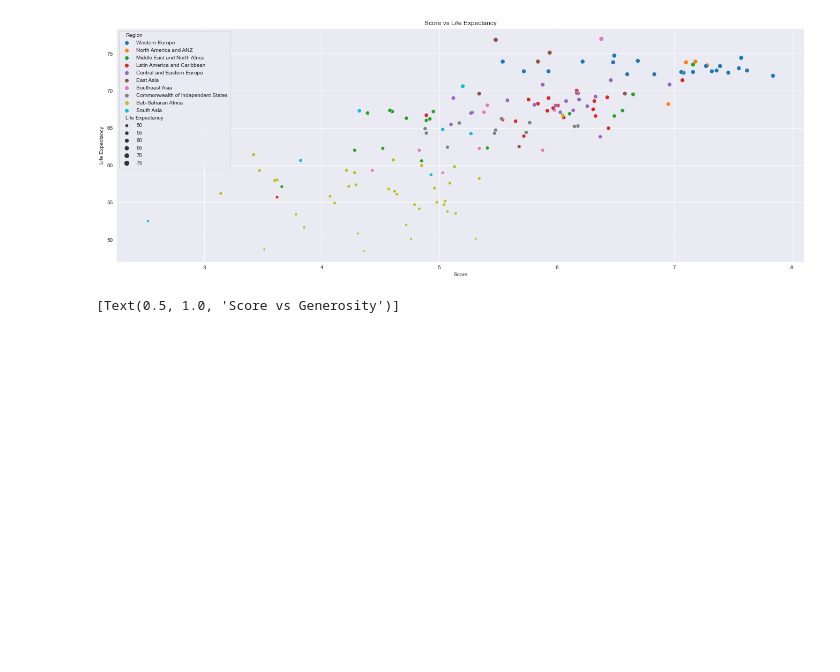
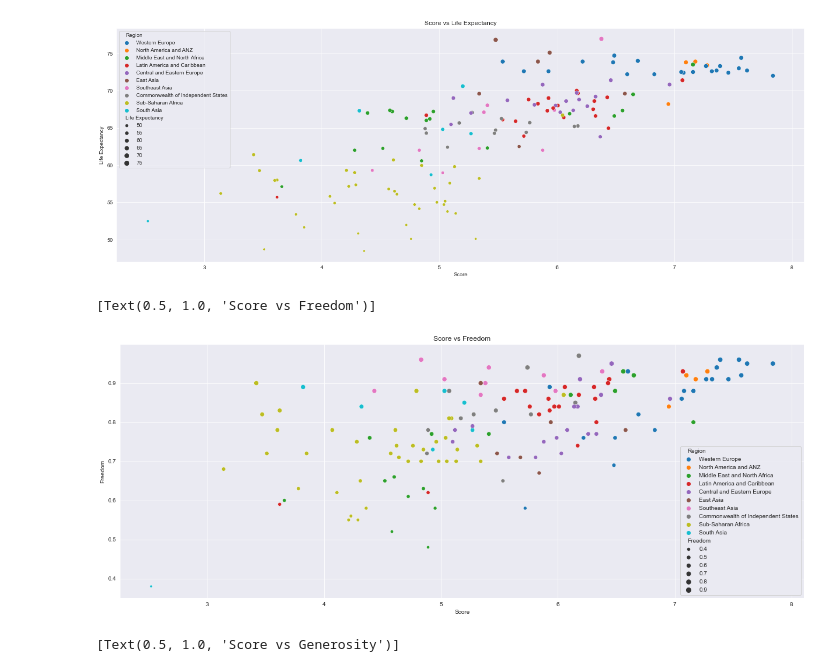
Before and after one commit to EdwinVargas22/World-Happiness-2021, a Jupyter notebook: Data_Analysis.ipynb, the cells around one changed output. Drawn from its saved outputs; the diff is of its cells as text; code cells hidden in the pictures; blank space fills up the shorter version.

Commit message:
Scatter plot of Score vs Freedom

```diff
--- a/Data_Analysis.ipynb
+++ b/Data_Analysis.ipynb
@@ -127,6 +127,19 @@ sns.scatterplot(data=dataset_modified, x='Score', y='Life Expectancy', hue='Regi
 # %% [output]
 [Text(0.5, 1.0, 'Score vs Life Expectancy')]
 [figure]
+# %%
+# Scatter plot of Score vs Freedom
+
+fig = plt.gcf()
+
+fig.set_size_inches(21, 8)
+
+sns.set_style("darkgrid")
+
+sns.scatterplot(data=dataset_modified, x='Score', y='Freedom', hue='Region', size='Freedom').set(title='Score vs Freedom')
+# %% [output]
+[Text(0.5, 1.0, 'Score vs Freedom')]
+[figure, added]
 # %%
 # Scatter plot of Score vs Generosity
 
```
